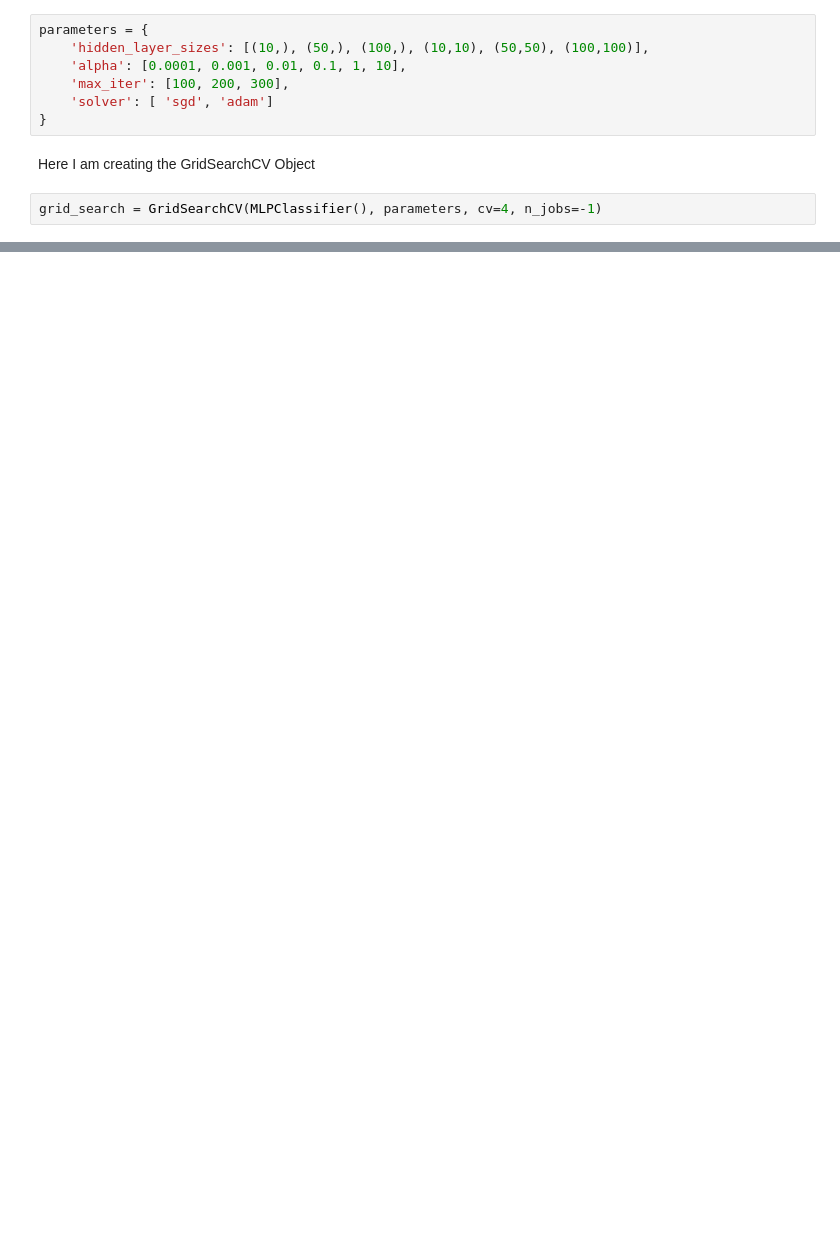
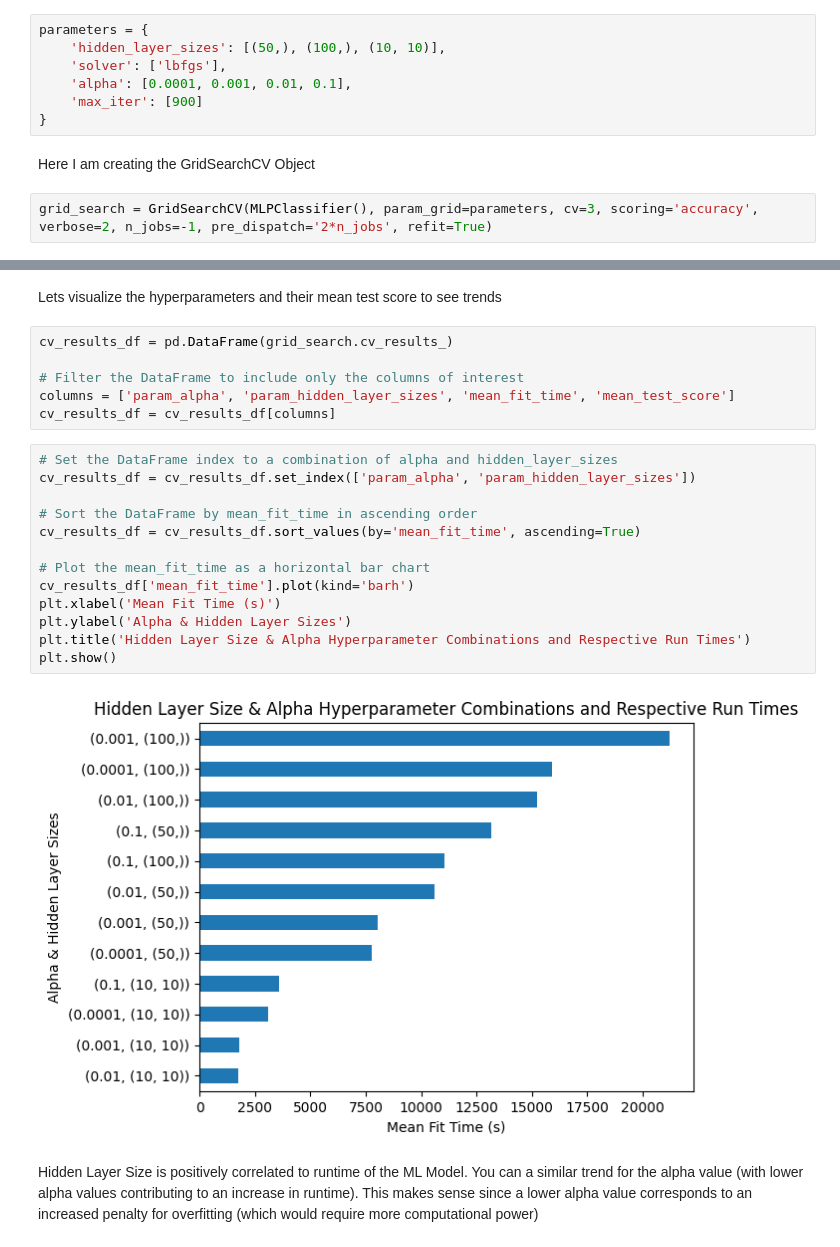
Before and after one commit to bigyambat/TRGN515_ML_Project, a Jupyter notebook: ML.ipynb, the cells around one changed output, grey strips where cells are left out. Drawn from its saved outputs; the diff is of its cells as text; blank space fills up the shorter version.

Commit message:
GridSearch_CV

```diff
--- a/ML.ipynb
+++ b/ML.ipynb
@@ -565,13 +575,13 @@ GridSearchCV is a sklearn function that is useful for hyperparameter tuning. It
 Below I am defining the hyperparameters to search over
 # %%
 parameters = {
-    'hidden_layer_sizes': [(10,), (50,), (100,), (10,10), (50,50), (100,100)],
-    'alpha': [0.0001, 0.001, 0.01, 0.1, 1, 10],
-    'max_iter': [100, 200, 300],
-    'solver': [ 'sgd', 'adam']
+    'hidden_layer_sizes': [(50,), (100,), (10, 10)],
+    'solver': ['lbfgs'],
+    'alpha': [0.0001, 0.001, 0.01, 0.1],
+    'max_iter': [900]
 }
 # %% [markdown]
 Here I am creating the GridSearchCV Object
 # %%
-grid_search = GridSearchCV(MLPClassifier(), parameters, cv=4, n_jobs=-1)
+grid_search = GridSearchCV(MLPClassifier(), param_grid=parameters, cv=3, scoring='accuracy', verbose=2, n_jobs=-1, pre_dispatch='2*n_jobs', refit=True)
 # %% [markdown]
@@ -582,0 +640,25 @@ KeyboardInterrupt:
+# %% [markdown]
+Lets visualize the hyperparameters and their mean test score to see trends
+# %%
+cv_results_df = pd.DataFrame(grid_search.cv_results_)
+
+# Filter the DataFrame to include only the columns of interest
+columns = ['param_alpha', 'param_hidden_layer_sizes', 'mean_fit_time', 'mean_test_score']
+cv_results_df = cv_results_df[columns]
+# %%
+# Set the DataFrame index to a combination of alpha and hidden_layer_sizes
+cv_results_df = cv_results_df.set_index(['param_alpha', 'param_hidden_layer_sizes'])
+
+# Sort the DataFrame by mean_fit_time in ascending order
+cv_results_df = cv_results_df.sort_values(by='mean_fit_time', ascending=True)
+
+# Plot the mean_fit_time as a horizontal bar chart
+cv_results_df['mean_fit_time'].plot(kind='barh')
+plt.xlabel('Mean Fit Time (s)')
+plt.ylabel('Alpha & Hidden Layer Sizes')
+plt.title('Hidden Layer Size & Alpha Hyperparameter Combinations and Respective Run Times')
+plt.show()
+# %% [output]
+[figure, added]
+# %% [markdown]
+Hidden Layer Size is positively correlated to runtime of the ML Model. You can a similar trend for the alpha value (with lower alpha values contributing to an increase in runtime). This makes sense since a lower alpha value corresponds to an increased penalty for overfitting (which would require more computational power)
```
Also changed, not shown: parts of 17 cells of this notebook.
